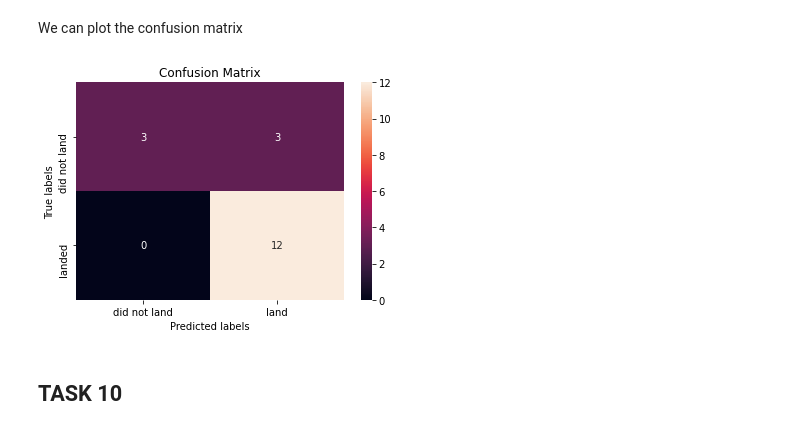
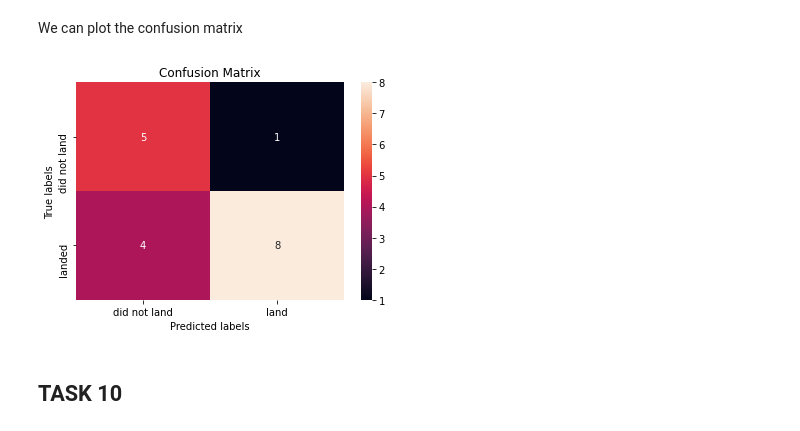
Before and after one commit to fluke42/DataScienceCapstone, a Jupyter notebook: ML Prediction.ipynb, the cells around one changed output. Saved outputs shown, nothing was run; the diff lists cells and outputs as text; code cells hidden in the pictures.

```diff
--- a/ML Prediction.ipynb
+++ b/ML Prediction.ipynb
@@ -259,10 +259,10 @@ print(score_tree)
 # %% [markdown]
 We can plot the confusion matrix
 # %%
-yhat = svm_cv.predict(X_test)
+yhat = tree_cv.predict(X_test)
 plot_confusion_matrix(Y_test,yhat)
 # %% [output]
-[figure, old version]
+[figure, new version]
 # %% [markdown]
 ## TASK  10
 # %% [markdown]
```
Also changed, not shown: parts of 3 cells of this notebook.
